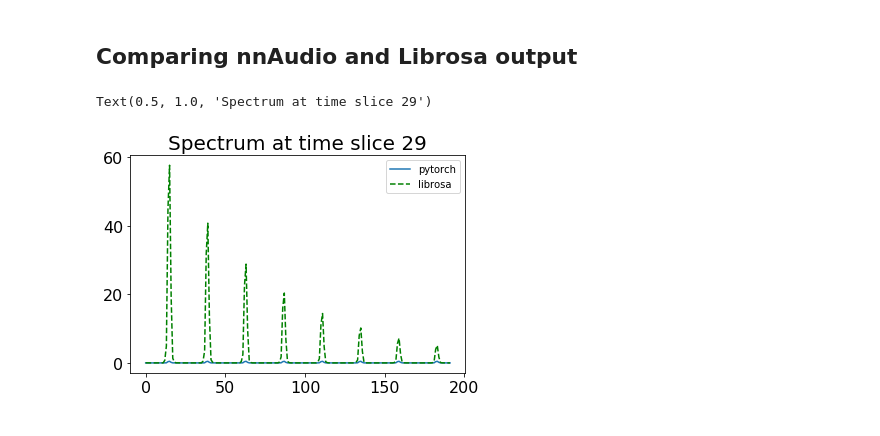
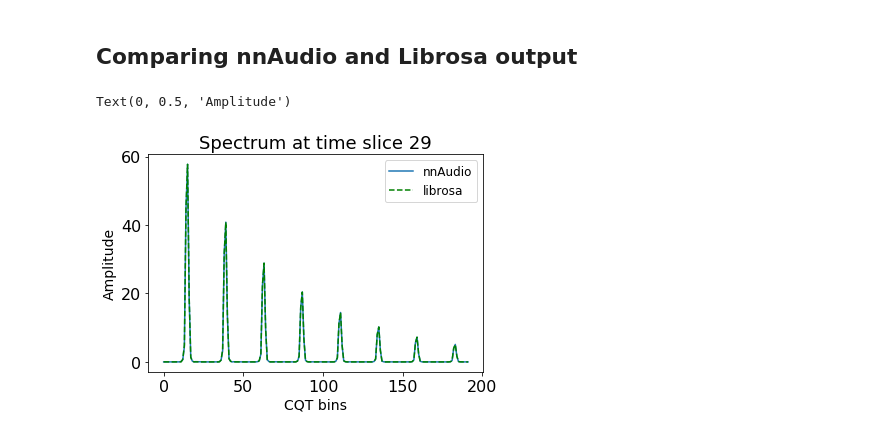
Before and after one commit to KinWaiCheuk/nnAudio, a Jupyter notebook: CQT.ipynb, the cells around one changed output. Saved outputs shown, nothing was run; the diff lists cells and outputs as text; code cells hidden in the pictures.

```diff
--- a/CQT.ipynb
+++ b/CQT.ipynb
@@ -36,8 +35,8 @@ STFT kernels created, time used = 49.7734 seconds
 # %% [markdown]
 ## 2010 implmentation
 # %%
-# Initializing conv1d for CQT 2010 version
-CQT_layer2 = Spectrogram.CQT2010(fs, stride, fmin, fmax=None, n_bins=n_bins,
+# Initializing conv1d for CQT 2010v2 version
+CQT_layer2 = Spectrogram.CQT2010v2(fs, stride, fmin, fmax=None, n_bins=n_bins,
                         bins_per_octave=bins,
                         pad_mode='reflect', earlydownsample=False)
 # %% [output]
@@ -85,9 +89,11 @@ plt.imshow(abs(cqt_lib),aspect='auto', origin='lower')
 # %%
 plt.plot(cqt_torch2[0].numpy()[:,29])
 plt.plot(abs(cqt_lib[:,29]), 'g--')
-plt.legend(['pytorch', 'librosa'])
+plt.legend(['nnAudio', 'librosa'], prop={'size': 12})
 plt.tick_params(labelsize=16)
-plt.title("Spectrum at time slice 29", size=20)
+plt.title("Spectrum at time slice 29", size=18)
+plt.xlabel('CQT bins', size=14)
+plt.ylabel('Amplitude', size=14)
 # %% [output]
-Text(0.5, 1.0, 'Spectrum at time slice 29')
+Text(0, 0.5, 'Amplitude')
-[figure, old version]
+[figure, new version]
```
Also changed, not shown: parts of 6 cells of this notebook, 19 other files.
